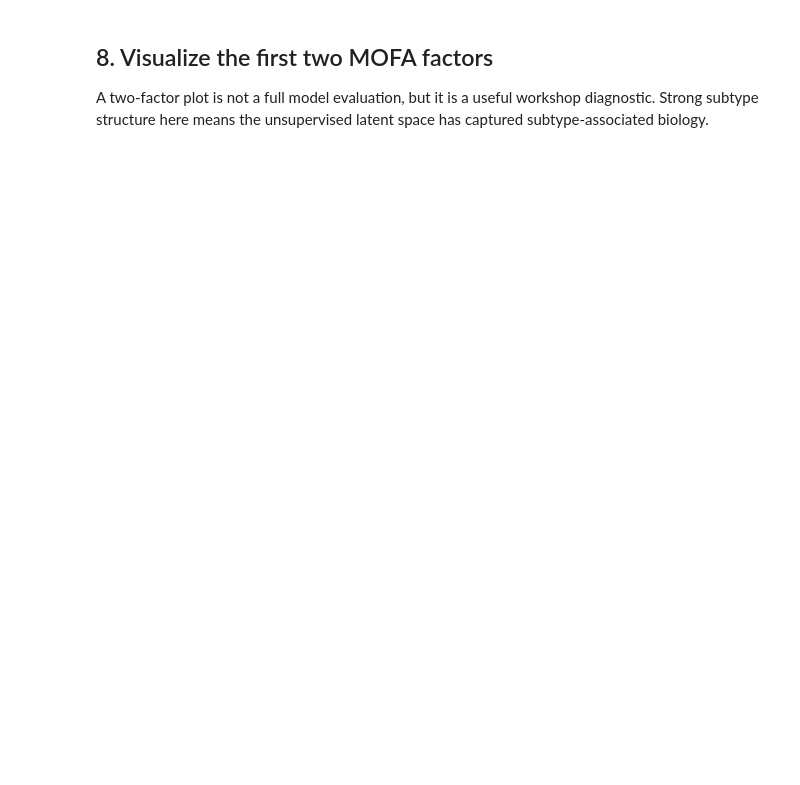
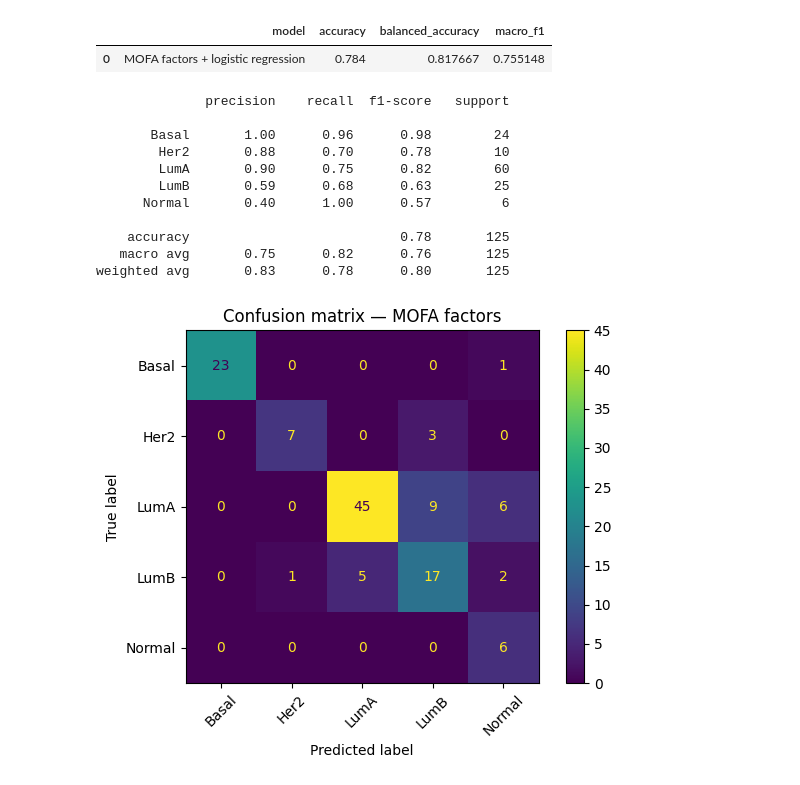
Before and after one commit to Barry8197/ECCB2026_TEST, a Jupyter notebook: sessions/session-2-multi-omics/part-2-correlation-based-methods.ipynb, the cells around one changed output. Saved outputs shown, nothing was run; the diff lists cells and outputs as text; code cells hidden in the pictures; blank space fills up the shorter version.

```diff
--- a/sessions/session-2-multi-omics/part-2-correlation-based-methods.ipynb
+++ b/sessions/session-2-multi-omics/part-2-correlation-based-methods.ipynb
@@ -240,0 +596,34 @@ mofa_model = fit_mofa(mofa_data, view_names, feature_names, sample_names, group_
+# %%
+# mofax returns the official variance-explained table stored in the trained model.
+r2_all = mofa_model_mfx.get_r2().rename(
+    columns={
+        "Factor": "factor",
+        "View": "view",
+        "Group": "group_mofax",
+        "R2": "r2",
+    }
+)
+r2_all["group"] = "all"
+r2_all = r2_all[["view", "group", "factor", "r2", "group_mofax"]]
+
+# Automatic factor selection: sum each factor's R2 across views and keep factors above a small cutoff.
+factor_r2_summary = (
+    r2_all
+    .groupby("factor", as_index=False)["r2"]
+    .sum()
+    .rename(columns={"r2": "total_r2"})
+    .sort_values("total_r2", ascending=False)
+)
+
+active_factor_summary = factor_r2_summary[factor_r2_summary["total_r2"] >= MIN_TOTAL_R2].copy()
+if active_factor_summary.empty:
+    active_factor_summary = factor_r2_summary.head(1).copy()
+
+active_factor_cols = active_factor_summary["factor"].tolist()
+active_factor_numbers = [int("".join(ch for ch in factor if ch.isdigit())) for factor in active_factor_cols]
+active_factor_indices = [number - 1 for number in active_factor_numbers]
+active_factors_mfx = active_factor_cols
+
+print(f"Selected {len(active_factor_cols)} active factors out of {MAX_FACTORS} initialized factors.")
+display(factor_r2_summary)
+display(r2_all.head())
@@ -261,28 +977,42 @@ This evaluates whether the unsupervised multi-omic factors contain subtype-relev
 # %%
-feature_cols = [c for c in factors_df.columns if c.startswith("MOFA_factor_")]
-
+# Train logistic regression on training patients and predict held-out patients.
+# The classifier receives training MOFA factor values and projected test factor values, not the original omics matrices or weights.
 mofa_factor_clf, mofa_pred, mofa_metrics = fit_factor_classifier(
     factors_df[feature_cols],
     y,
     train_ids.astype(str),
     test_ids.astype(str),
     "MOFA factors + logistic regression",
 )
 
+# Store metrics in a table so this result can be compared with later models.
 results_df = pd.DataFrame([mofa_metrics]).sort_values("balanced_accuracy", ascending=False)
 display(results_df)
 
+# Show per-subtype precision, recall, and F1 on the held-out test set.
 print(classification_report(y_test, mofa_pred))
 
+# Visualize which subtypes are confused with each other.
 ConfusionMatrixDisplay.from_predictions(
     y_test,
     mofa_pred,
     xticks_rotation=45,
 )
 plt.title("Confusion matrix — MOFA factors")
 plt.tight_layout()
 plt.show()
+# %% [output]
+|  | model | accuracy | balanced_accuracy | macro_f1 |
+| 0 | MOFA factors + logistic regression | 0.784 | 0.817667 | 0.755148 |
+              precision    recall  f1-score   support
+
+       Basal       1.00      0.96      0.98        24
+        Her2       0.88      0.70      0.78        10
+        LumA       0.90      0.75      0.82        60
+        LumB       0.59      0.68      0.63        25
+      Normal       0.40      1.00      0.57         6
+
+    accuracy                           0.78       125
+   macro avg       0.75      0.82      0.76       125
+weighted avg       0.83      0.78      0.80       125
+[figure, added]
-# %% [markdown]
-## 8. Visualize the first two MOFA factors
-
-A two-factor plot is not a full model evaluation, but it is a useful workshop diagnostic. Strong subtype structure here means the unsupervised latent space has captured subtype-associated biology.
```
Also changed, not shown: parts of 72 cells of this notebook, 1 other file.
